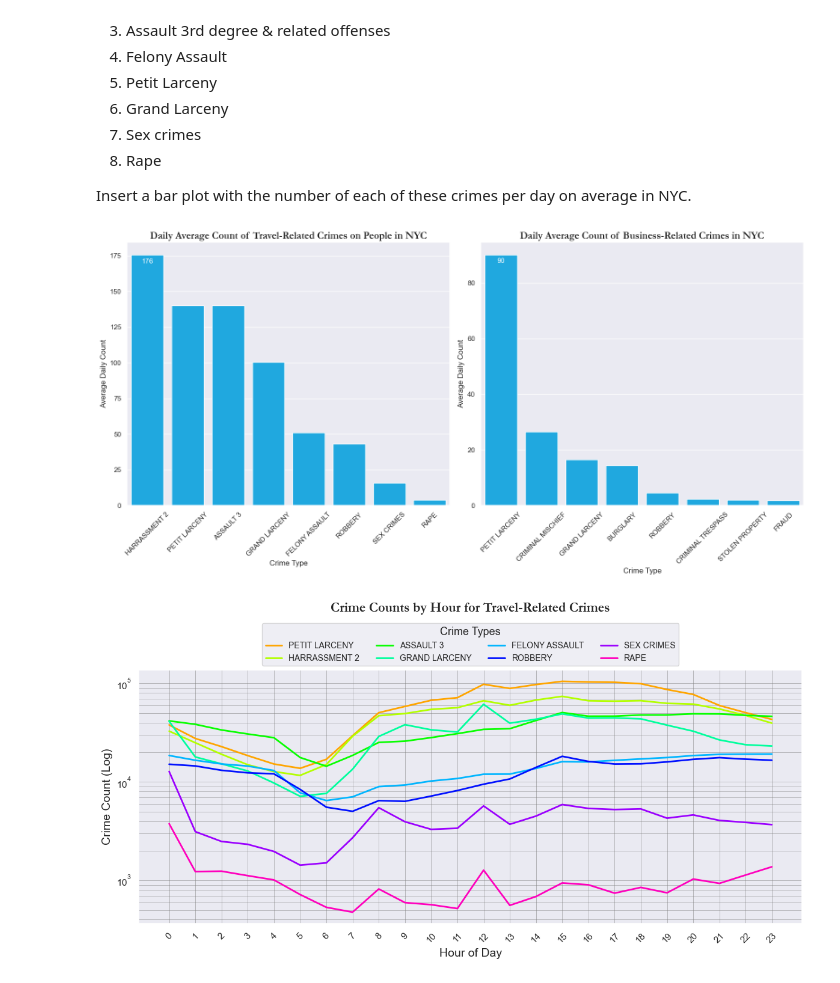
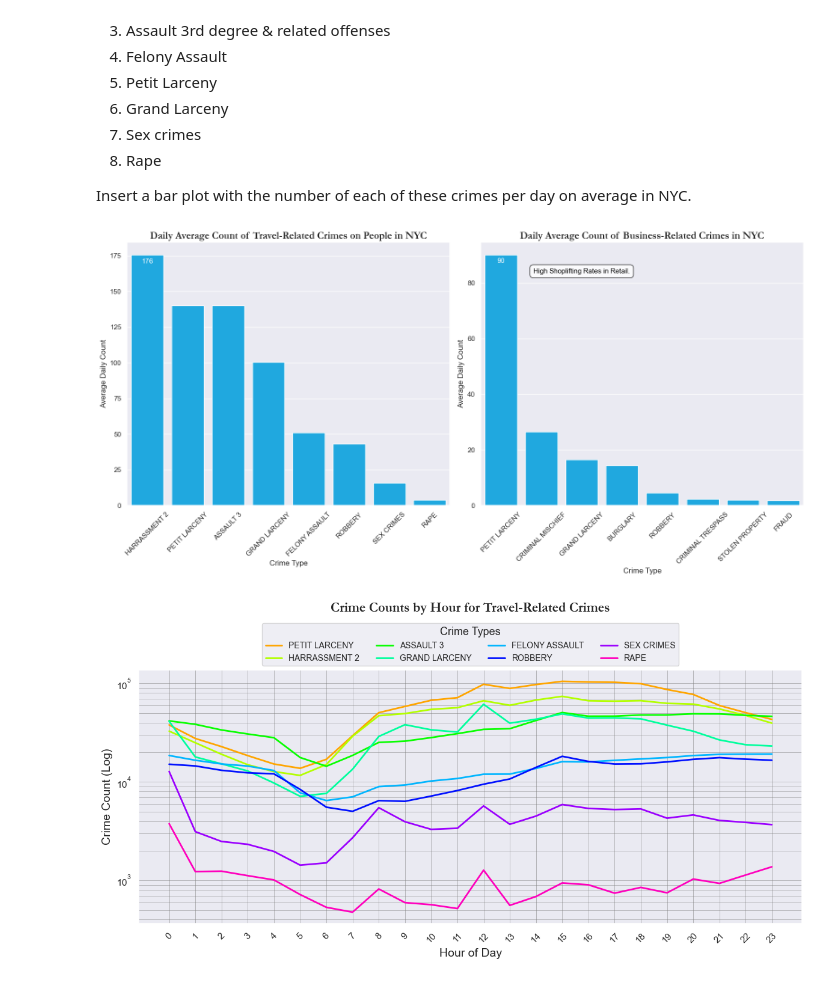
Before and after one commit to johan-bh/Social-Data---Final-Project, a Jupyter notebook: temporal_plots.ipynb, the cells around one changed output. Saved outputs shown, nothing was run; the diff lists cells and outputs as text; code cells hidden in the pictures.

Commit message:
textbox annotation on plot

```diff
--- a/temporal_plots.ipynb
+++ b/temporal_plots.ipynb
@@ -282,36 +282,37 @@ business_counts = business_counts.sort_values(ascending=False)
 fig, axs = plt.subplots(nrows=1, ncols=2, figsize=(16, 8))
 
 # Plot for individuals
 palette = sns.color_palette("hsv", 8)
 sns.barplot(x=individual_counts.index, y=individual_counts.values, ax=axs[0], color=palette[4])
 axs[0].set_title('Daily Average Count of Travel-Related Crimes on People in NYC', fontsize=16, fontdict={'fontname': 'Garamond', 'weight': 'bold'})
 axs[0].set_ylabel('Average Daily Count', fontsize=12)
 axs[0].set_xlabel('Crime Type', fontsize=12)
 axs[0].tick_params(axis='x', rotation=45)
 # add max count for Harrassment 2
 max_count = int(individual_counts.max().round())
 max_crime = individual_counts.idxmax()
 max_crime_index = individual_counts.index.get_loc(max_crime)
 axs[0].text(max_crime_index, max_count-max_count/24, f'{max_count}', ha='center', va='bottom', fontsize=11, color='white')
 
 # Plot for businesses
 sns.barplot(x=business_counts.index, y=business_counts.values, ax=axs[1], color=palette[4])
 axs[1].set_title('Daily Average Count of Business-Related Crimes in NYC', fontsize=16, fontdict={'fontname': 'Garamond', 'weight': 'bold'})
 axs[1].set_ylabel('Average Daily Count', fontsize=12)
 axs[1].set_xlabel('Crime Type', fontsize=12)
 axs[1].tick_params(axis='x', rotation=45)
 # add max count
 max_count = int(business_counts.max().round())
 max_crime = business_counts.idxmax()
 max_crime_index = business_counts.index.get_loc(max_crime)
 axs[1].text(max_crime_index, max_count-max_count/28, f'{max_count}', ha='center', va='bottom', fontsize=11, color='white')
-
-
+# make an annotation on the max count "petit larceny" by writing  "shoplifting" on the plot
+axs[1].text(max_crime_index+2, max_count-max_count/13, 'High Shoplifting Rates in Retail.', ha='center', va='bottom', fontsize=11, color='black',
+            bbox=dict(facecolor='white', alpha=0.8, edgecolor='black', boxstyle='round,pad=0.5'))
 plt.tight_layout()
 plt.savefig('daily_average_crime_comparison.png')  #
 plt.show()
 # %% [output]
-[figure, old version]
+[figure, new version]
 # %%
 # Make line plot to show hourly changes in crime count for each of the top crimes
 df['HourOfDay'] = pd.to_datetime(df['Complaint_From_Time']).dt.hour
```
Also changed, not shown: 1 other file.
